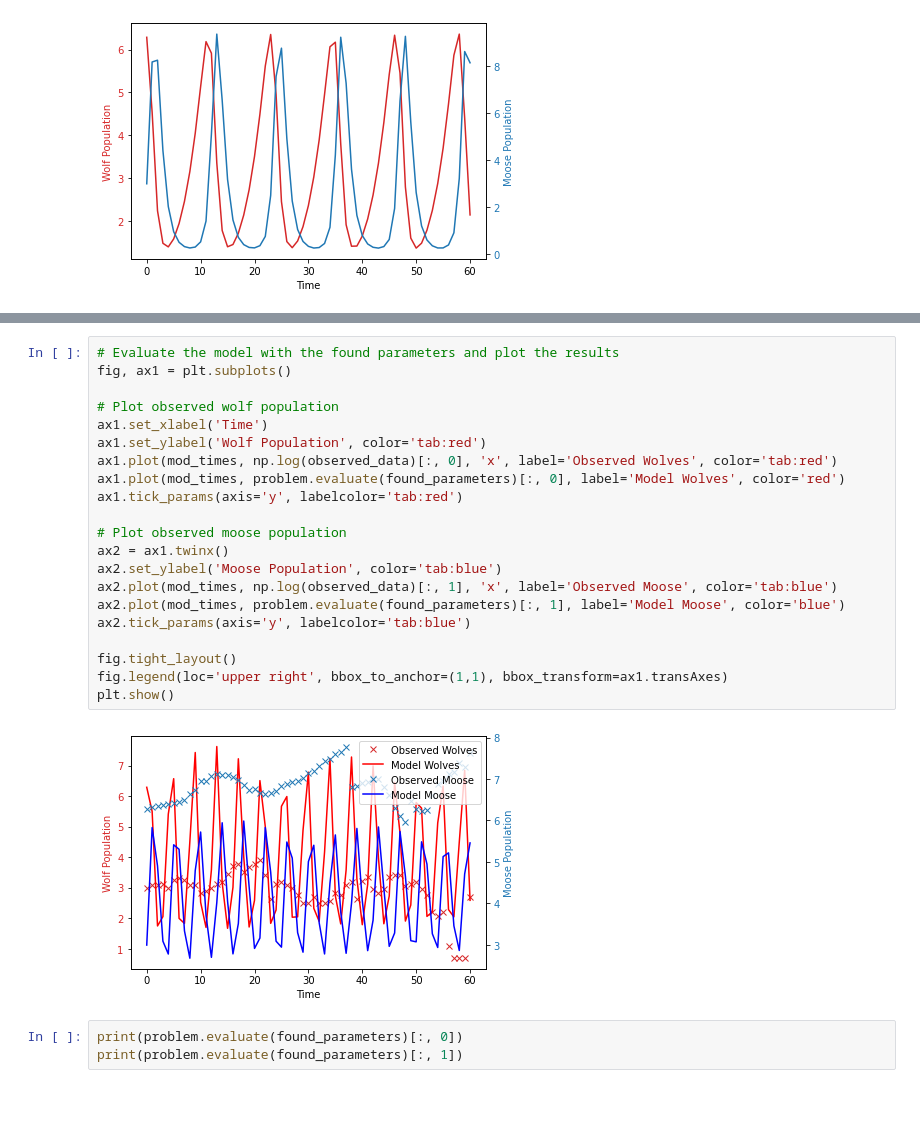
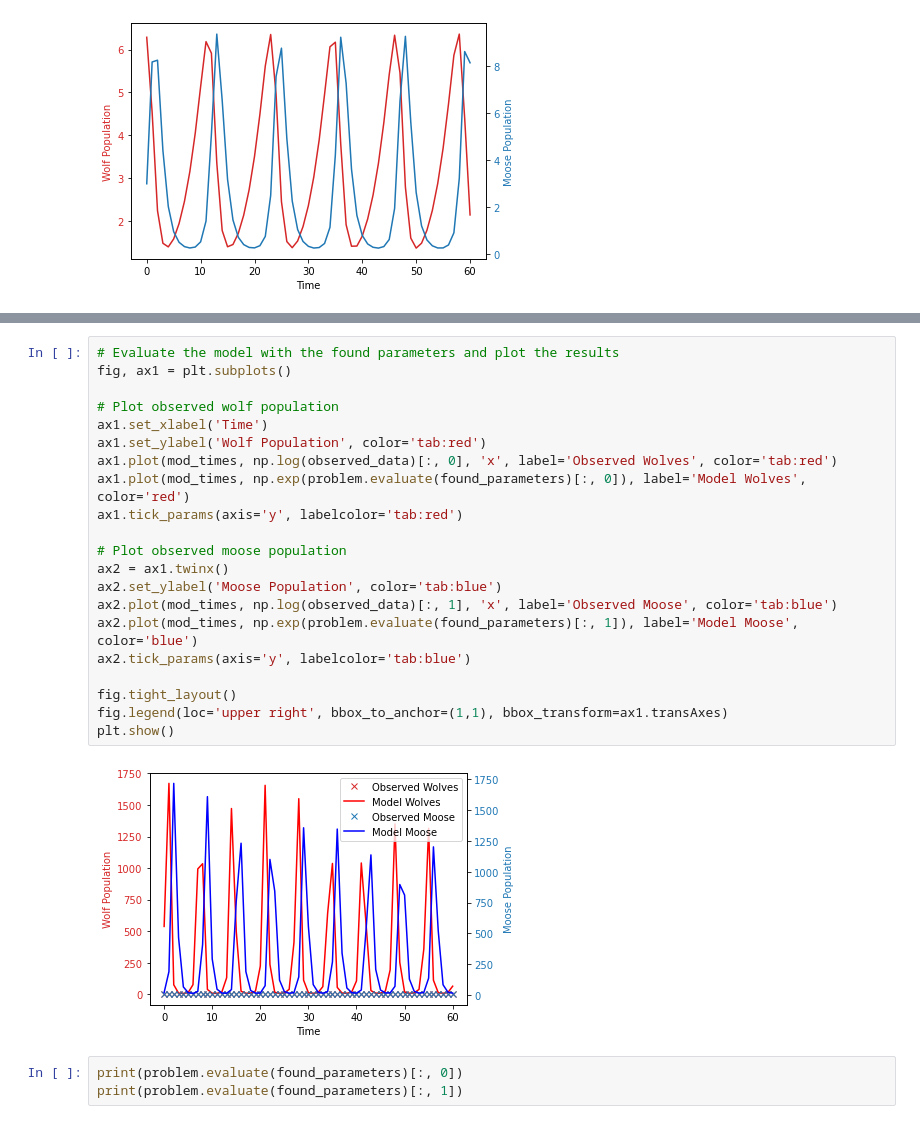
Before and after one commit to siilott/lotka-volterra-wolf-moose, a Jupyter notebook: lotka-volterra.ipynb, the cells around one changed output, grey strips where cells are left out. Drawn from its saved outputs; the diff is of its cells as text.

Commit message:
Fixed time error in MultiOutput function.

```diff
--- a/lotka-volterra.ipynb
+++ b/lotka-volterra.ipynb
@@ -213,26 +214,26 @@ Fit parameters: [2.92023475 0.7055867  0.82124006 0.2103022 ]
 # %%
 # Evaluate the model with the found parameters and plot the results
 fig, ax1 = plt.subplots()
 
 # Plot observed wolf population
 ax1.set_xlabel('Time')
 ax1.set_ylabel('Wolf Population', color='tab:red')
 ax1.plot(mod_times, np.log(observed_data)[:, 0], 'x', label='Observed Wolves', color='tab:red')
-ax1.plot(mod_times, problem.evaluate(found_parameters)[:, 0], label='Model Wolves', color='red')
+ax1.plot(mod_times, np.exp(problem.evaluate(found_parameters)[:, 0]), label='Model Wolves', color='red')
 ax1.tick_params(axis='y', labelcolor='tab:red')
 
 # Plot observed moose population
 ax2 = ax1.twinx()
 ax2.set_ylabel('Moose Population', color='tab:blue')
 ax2.plot(mod_times, np.log(observed_data)[:, 1], 'x', label='Observed Moose', color='tab:blue')
-ax2.plot(mod_times, problem.evaluate(found_parameters)[:, 1], label='Model Moose', color='blue')
+ax2.plot(mod_times, np.exp(problem.evaluate(found_parameters)[:, 1]), label='Model Moose', color='blue')
 ax2.tick_params(axis='y', labelcolor='tab:blue')
 
 fig.tight_layout()
 fig.legend(loc='upper right', bbox_to_anchor=(1,1), bbox_transform=ax1.transAxes)
 plt.show()
 # %% [output]
-[figure, old version]
+[figure, new version]
 # %%
 print(problem.evaluate(found_parameters)[:, 0])
 print(problem.evaluate(found_parameters)[:, 1])
```
Also changed, not shown: parts of 1 cell of this notebook.
